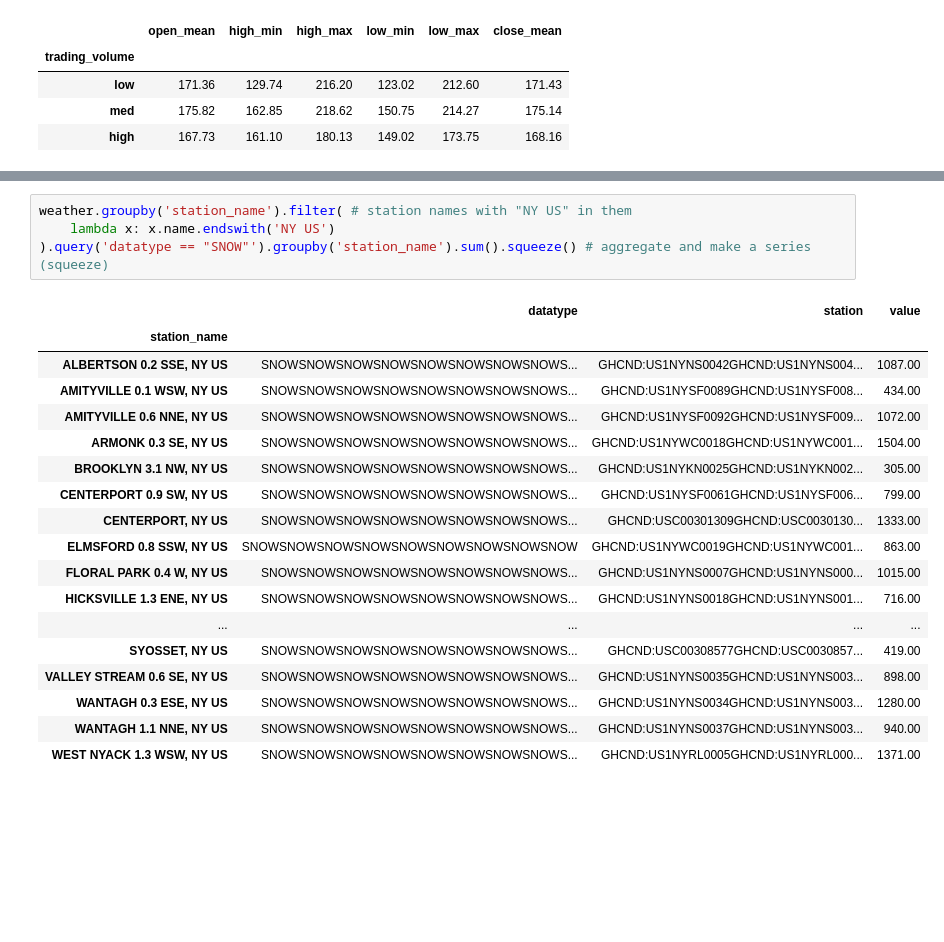
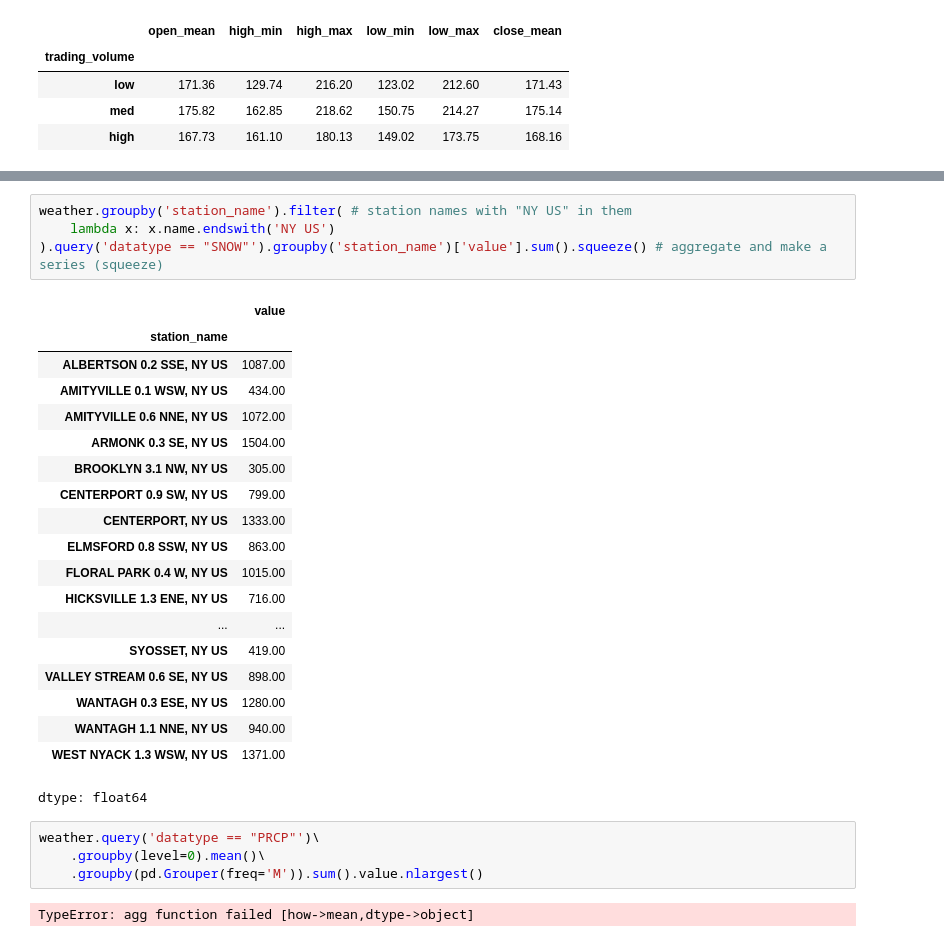
Before and after one commit to oneoclockc/MLclass, a Jupyter notebook: Pandas.ipynb, the cells around one changed output, grey strips where cells are left out. Saved outputs shown, nothing was run; the diff lists cells and outputs as text; blank space fills up the shorter version.

```diff
--- a/Pandas.ipynb
+++ b/Pandas.ipynb
@@ -2085,23 +2106,30 @@ weather.query('datatype == "PRCP"').groupby(
 # %%
 weather.groupby('station_name').filter( # station names with "NY US" in them
     lambda x: x.name.endswith('NY US')
-).query('datatype == "SNOW"').groupby('station_name').sum().squeeze() # aggregate and make a series (squeeze)
+).query('datatype == "SNOW"').groupby('station_name')['value'].sum().squeeze() # aggregate and make a series (squeeze)
 # %% [output]
-|  | datatype | station | value |
-| station_name |  |  |  |
-| ALBERTSON 0.2 SSE, NY US | SNOWSNOWSNOWSNOWSNOWSNOWSNOWSNOWS... | GHCND:US1NYNS0042GHCND:US1NYNS004... | 1087.00 |
-| AMITYVILLE 0.1 WSW, NY US | SNOWSNOWSNOWSNOWSNOWSNOWSNOWSNOWS... | GHCND:US1NYSF0089GHCND:US1NYSF008... | 434.00 |
-| AMITYVILLE 0.6 NNE, NY US | SNOWSNOWSNOWSNOWSNOWSNOWSNOWSNOWS... | GHCND:US1NYSF0092GHCND:US1NYSF009... | 1072.00 |
-| ARMONK 0.3 SE, NY US | SNOWSNOWSNOWSNOWSNOWSNOWSNOWSNOWS... | GHCND:US1NYWC0018GHCND:US1NYWC001... | 1504.00 |
-| BROOKLYN 3.1 NW, NY US | SNOWSNOWSNOWSNOWSNOWSNOWSNOWSNOWS... | GHCND:US1NYKN0025GHCND:US1NYKN002... | 305.00 |
-| CENTERPORT 0.9 SW, NY US | SNOWSNOWSNOWSNOWSNOWSNOWSNOWSNOWS... | GHCND:US1NYSF0061GHCND:US1NYSF006... | 799.00 |
-| CENTERPORT, NY US | SNOWSNOWSNOWSNOWSNOWSNOWSNOWSNOWS... | GHCND:USC00301309GHCND:USC0030130... | 1333.00 |
-| ELMSFORD 0.8 SSW, NY US | SNOWSNOWSNOWSNOWSNOWSNOWSNOWSNOWSNOW | GHCND:US1NYWC0019GHCND:US1NYWC001... | 863.00 |
-| FLORAL PARK 0.4 W, NY US | SNOWSNOWSNOWSNOWSNOWSNOWSNOWSNOWS... | GHCND:US1NYNS0007GHCND:US1NYNS000... | 1015.00 |
-| HICKSVILLE 1.3 ENE, NY US | SNOWSNOWSNOWSNOWSNOWSNOWSNOWSNOWS... | GHCND:US1NYNS0018GHCND:US1NYNS001... | 716.00 |
-| ... | ... | ... | ... |
-| SYOSSET, NY US | SNOWSNOWSNOWSNOWSNOWSNOWSNOWSNOWS... | GHCND:USC00308577GHCND:USC0030857... | 419.00 |
-| VALLEY STREAM 0.6 SE, NY US | SNOWSNOWSNOWSNOWSNOWSNOWSNOWSNOWS... | GHCND:US1NYNS0035GHCND:US1NYNS003... | 898.00 |
-| WANTAGH 0.3 ESE, NY US | SNOWSNOWSNOWSNOWSNOWSNOWSNOWSNOWS... | GHCND:US1NYNS0034GHCND:US1NYNS003... | 1280.00 |
-| WANTAGH 1.1 NNE, NY US | SNOWSNOWSNOWSNOWSNOWSNOWSNOWSNOWS... | GHCND:US1NYNS0037GHCND:US1NYNS003... | 940.00 |
-| WEST NYACK 1.3 WSW, NY US | SNOWSNOWSNOWSNOWSNOWSNOWSNOWSNOWS... | GHCND:US1NYRL0005GHCND:US1NYRL000... | 1371.00 |
+|  | value |
+| station_name |  |
+| ALBERTSON 0.2 SSE, NY US | 1087.00 |
+| AMITYVILLE 0.1 WSW, NY US | 434.00 |
+| AMITYVILLE 0.6 NNE, NY US | 1072.00 |
+| ARMONK 0.3 SE, NY US | 1504.00 |
+| BROOKLYN 3.1 NW, NY US | 305.00 |
+| CENTERPORT 0.9 SW, NY US | 799.00 |
+| CENTERPORT, NY US | 1333.00 |
+| ELMSFORD 0.8 SSW, NY US | 863.00 |
+| FLORAL PARK 0.4 W, NY US | 1015.00 |
+| HICKSVILLE 1.3 ENE, NY US | 716.00 |
+| ... | ... |
+| SYOSSET, NY US | 419.00 |
+| VALLEY STREAM 0.6 SE, NY US | 898.00 |
+| WANTAGH 0.3 ESE, NY US | 1280.00 |
+| WANTAGH 1.1 NNE, NY US | 940.00 |
+| WEST NYACK 1.3 WSW, NY US | 1371.00 |
+dtype: float64
+# %%
+weather.query('datatype == "PRCP"')\
+    .groupby(level=0).mean()\
+    .groupby(pd.Grouper(freq='M')).sum().value.nlargest()
+# %% [output]
+TypeError: agg function failed [how->mean,dtype->object]
```
Also changed, not shown: parts of 11 cells of this notebook.
